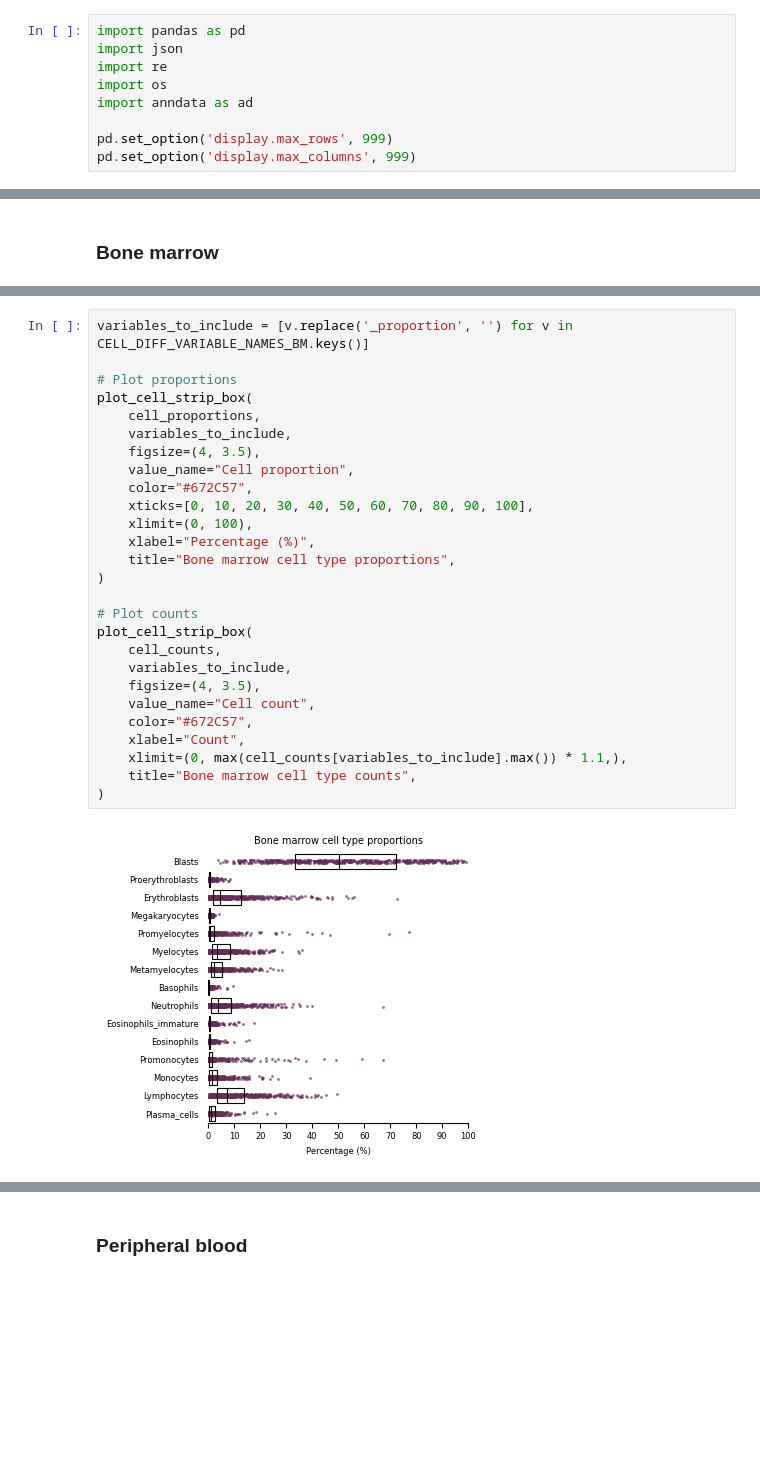
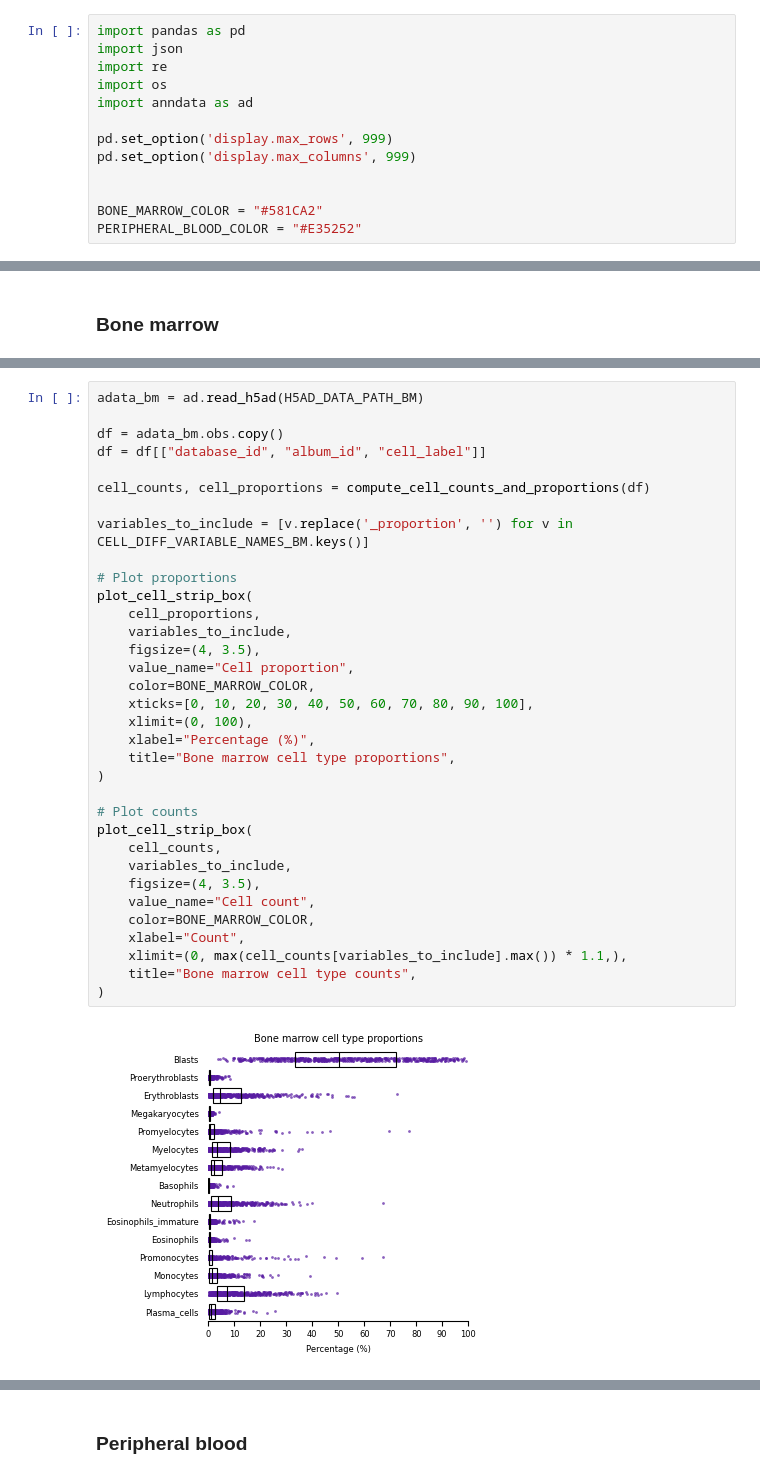
Before and after one commit to purz1/mut-pred-analysis, a Jupyter notebook: archive/data_analysis_30-01-2026.ipynb, the cells around one changed output, grey strips where cells are left out. Saved outputs shown, nothing was run; the diff lists cells and outputs as text; blank space fills up the shorter version.

Commit message:
update analyses to new data

```diff
--- a/data_analysis.ipynb
+++ b/archive/data_analysis_30-01-2026.ipynb
@@ -7,6 +7,10 @@ import anndata as ad
 
 pd.set_option('display.max_rows', 999)
 pd.set_option('display.max_columns', 999)
+
+
+BONE_MARROW_COLOR = "#581CA2"
+PERIPHERAL_BLOOD_COLOR = "#E35252"
 # %%
 import numpy as np
 import pandas as pd
@@ -2265,29 +2409,36 @@ cell_counts, cell_proportions = compute_cell_counts_and_proportions(df)
 # %%
+adata_bm = ad.read_h5ad(H5AD_DATA_PATH_BM)
+
+df = adata_bm.obs.copy()
+df = df[["database_id", "album_id", "cell_label"]]
+
+cell_counts, cell_proportions = compute_cell_counts_and_proportions(df)
+
 variables_to_include = [v.replace('_proportion', '') for v in CELL_DIFF_VARIABLE_NAMES_BM.keys()]
 
 # Plot proportions
 plot_cell_strip_box(
     cell_proportions,
     variables_to_include,
     figsize=(4, 3.5),
     value_name="Cell proportion",
-    color="#672C57",
+    color=BONE_MARROW_COLOR,
     xticks=[0, 10, 20, 30, 40, 50, 60, 70, 80, 90, 100],
     xlimit=(0, 100),
     xlabel="Percentage (%)",
     title="Bone marrow cell type proportions",
 )
 
 # Plot counts
 plot_cell_strip_box(
     cell_counts,
     variables_to_include,
     figsize=(4, 3.5),
     value_name="Cell count",
-    color="#672C57",
+    color=BONE_MARROW_COLOR,
     xlabel="Count",
     xlimit=(0, max(cell_counts[variables_to_include].max()) * 1.1,),
     title="Bone marrow cell type counts",
 )
 # %% [output]
-[figure, old version]
+[figure, new version]
```
Also changed, not shown: parts of 41 cells of this notebook, 1 other file.
